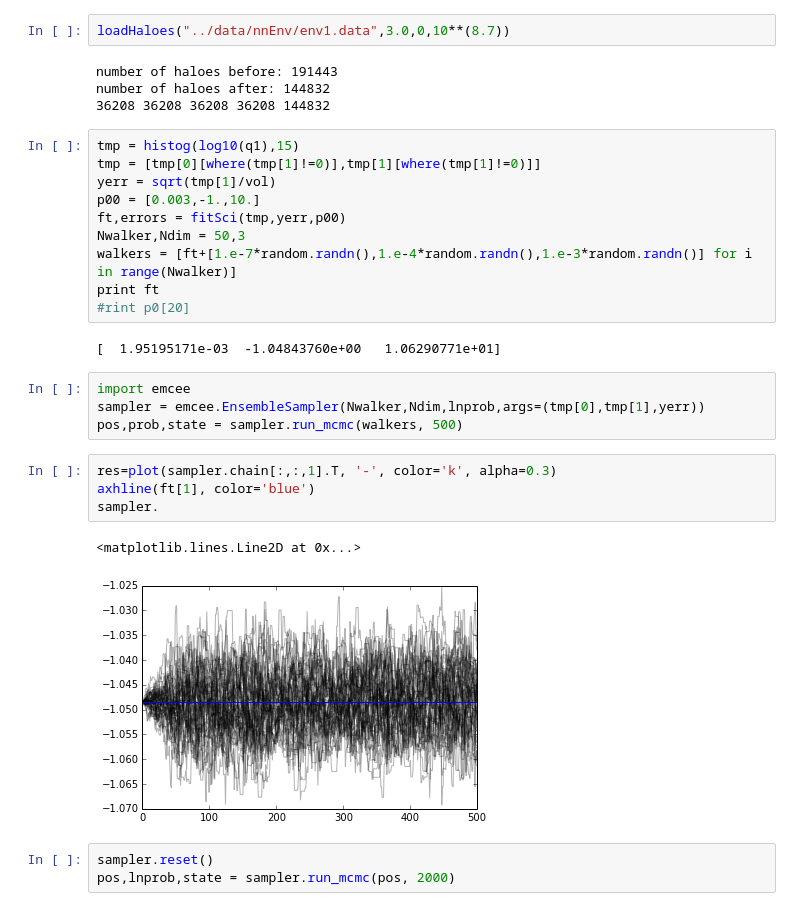
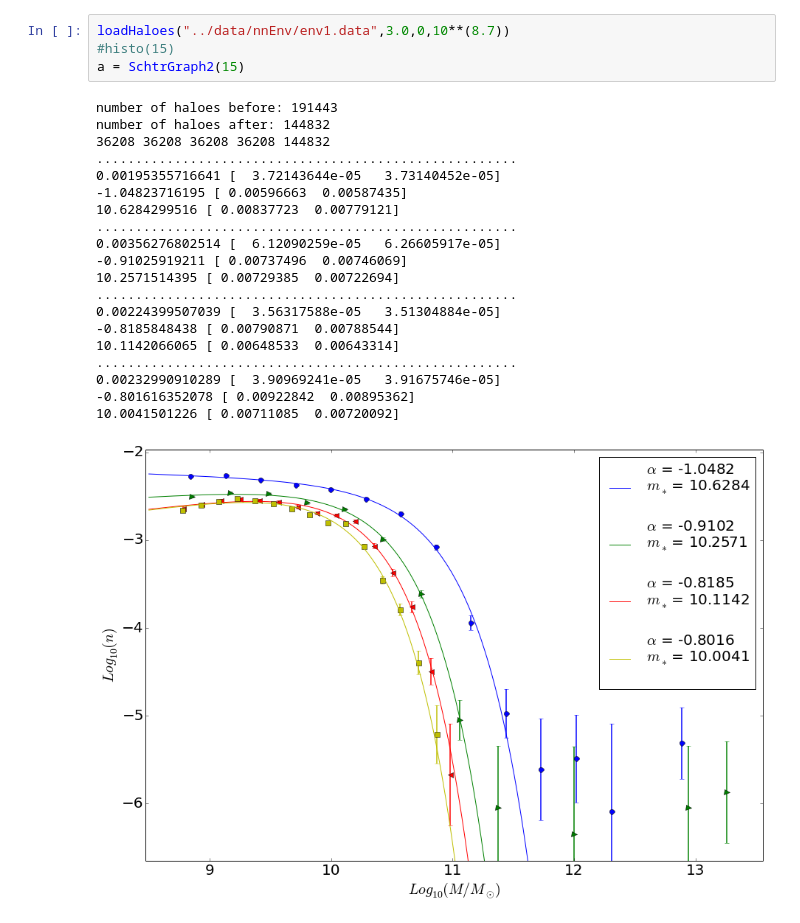
Before and after one commit to jdprada1760/Cornell_Summer, a Jupyter notebook: Illustris_Run/Code/MCMCfits.ipynb, the cells around one changed output. Saved outputs shown, nothing was run; the diff lists cells and outputs as text.

Commit message:
Very small errors

```diff
--- a/Illustris_Run/Code/MCMCfits.ipynb
+++ b/Illustris_Run/Code/MCMCfits.ipynb
@@ -218,32 +273,25 @@ def SchechterMC(m,params):
 # %%
 loadHaloes("../data/nnEnv/env1.data",3.0,0,10**(8.7))
+#histo(15)
+a = SchtrGraph2(15)
 # %% [output]
 number of haloes before: 191443
 number of haloes after: 144832
 36208 36208 36208 36208 144832
+......................................................
+0.00195355716641 [  3.72143644e-05   3.73140452e-05]
+-1.04823716195 [ 0.00596663  0.00587435]
+10.6284299516 [ 0.00837723  0.00779121]
+......................................................
+0.00356276802514 [  6.12090259e-05   6.26605917e-05]
+-0.91025919211 [ 0.00737496  0.00746069]
+10.2571514395 [ 0.00729385  0.00722694]
+......................................................
+0.00224399507039 [  3.56317588e-05   3.51304884e-05]
+-0.8185848438 [ 0.00790871  0.00788544]
+10.1142066065 [ 0.00648533  0.00643314]
+......................................................
+0.00232990910289 [  3.90969241e-05   3.91675746e-05]
+-0.801616352078 [ 0.00922842  0.00895362]
+10.0041501226 [ 0.00711085  0.00720092]
+[figure, added]
-# %%
-tmp = histog(log10(q1),15)
-tmp = [tmp[0][where(tmp[1]!=0)],tmp[1][where(tmp[1]!=0)]]
-yerr = sqrt(tmp[1]/vol)
-p00 = [0.003,-1.,10.]
-ft,errors = fitSci(tmp,yerr,p00)
-Nwalker,Ndim = 50,3
-walkers = [ft+[1.e-7*random.randn(),1.e-4*random.randn(),1.e-3*random.randn()] for i in range(Nwalker)]
-print ft
-#rint p0[20]
-# %% [output]
-[  1.95195171e-03  -1.04843760e+00   1.06290771e+01]
-# %%
-import emcee
-sampler = emcee.EnsembleSampler(Nwalker,Ndim,lnprob,args=(tmp[0],tmp[1],yerr))
-pos,prob,state = sampler.run_mcmc(walkers, 500)
-# %%
-res=plot(sampler.chain[:,:,1].T, '-', color='k', alpha=0.3)
-axhline(ft[1], color='blue')
-sampler.
-# %% [output]
-<matplotlib.lines.Line2D at 0x...>
-[figure, removed]
-# %%
-sampler.reset()
-pos,lnprob,state = sampler.run_mcmc(pos, 2000)
```
Also changed, not shown: parts of 11 cells of this notebook.
